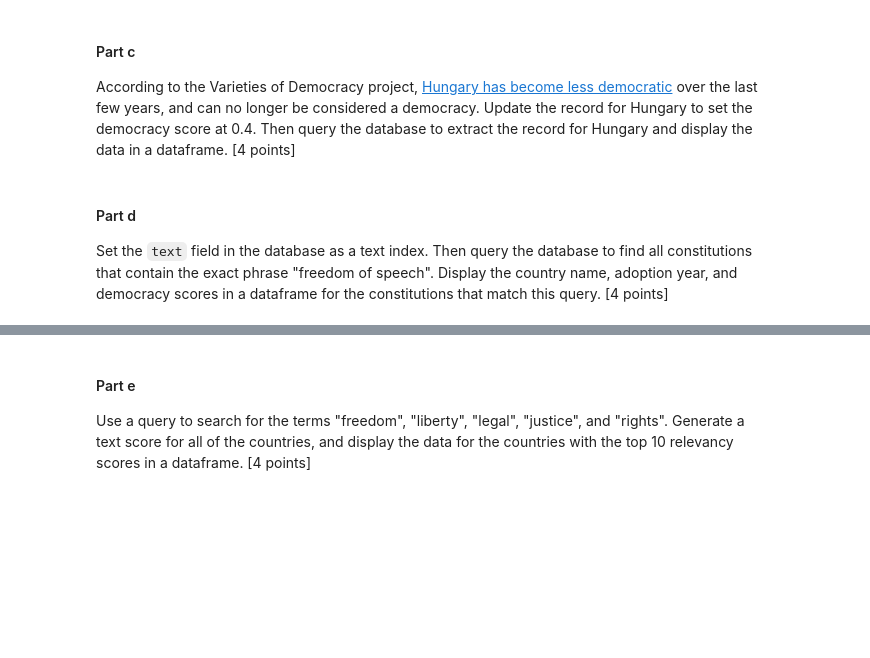
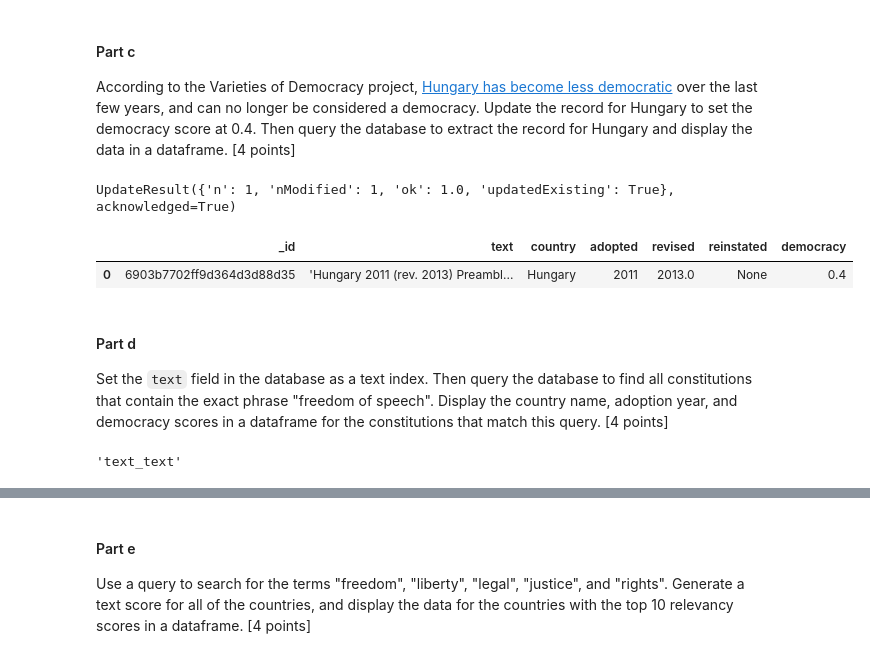
Before and after one commit to Maodougie25/ds6001databases2025, a Jupyter notebook: labassignment7.ipynb, the cells around one changed output, grey strips where cells are left out. Saved outputs shown, nothing was run; the diff lists cells and outputs as text; code cells hidden in the pictures; blank space fills up the shorter version.

```diff
--- a/labassignment7.ipynb
+++ b/labassignment7.ipynb
@@ -675,6 +694,19 @@ OperationFailure: Authentication failed., full error: {'ok': 0.0, 'errmsg': 'Aut
 # %% [markdown]
 #### Part c
 According to the Varieties of Democracy project, [Hungary has become less democratic](https://www.v-dem.net/en/news/democratic-declines-hungary/) over the last few years, and can no longer be considered a democracy. Update the record for Hungary to set the democracy score at 0.4. Then query the database to extract the record for Hungary and display the data in a dataframe.  [4 points]
+# %%
+collection.update_one({"country": "Hungary"}, {"$set": {"democracy": 0.4}})
+# %% [output]
+UpdateResult({'n': 1, 'nModified': 1, 'ok': 1.0, 'updatedExisting': True}, acknowledged=True)
+# %%
+pd.DataFrame(list(collection.find({"country": "Hungary"})))
+# %% [output]
+|  | _id | text | country | adopted | revised | reinstated | democracy |
+| 0 | 6903b7702ff9d364d3d88d35 | 'Hungary 2011 (rev. 2013) Preambl... | Hungary | 2011 | 2013.0 | None | 0.4 |
 # %% [markdown]
 #### Part d
 Set the `text` field in the database as a text index. Then query the database to find all constitutions that contain the exact phrase "freedom of speech". Display the country name, adoption year, and democracy scores in a dataframe for the constitutions that match this query.  [4 points]
+# %%
+collection.create_index([("text", "text")])
+# %% [output]
+'text_text'
```
Also changed, not shown: parts of 8 cells of this notebook, 1 other file.
